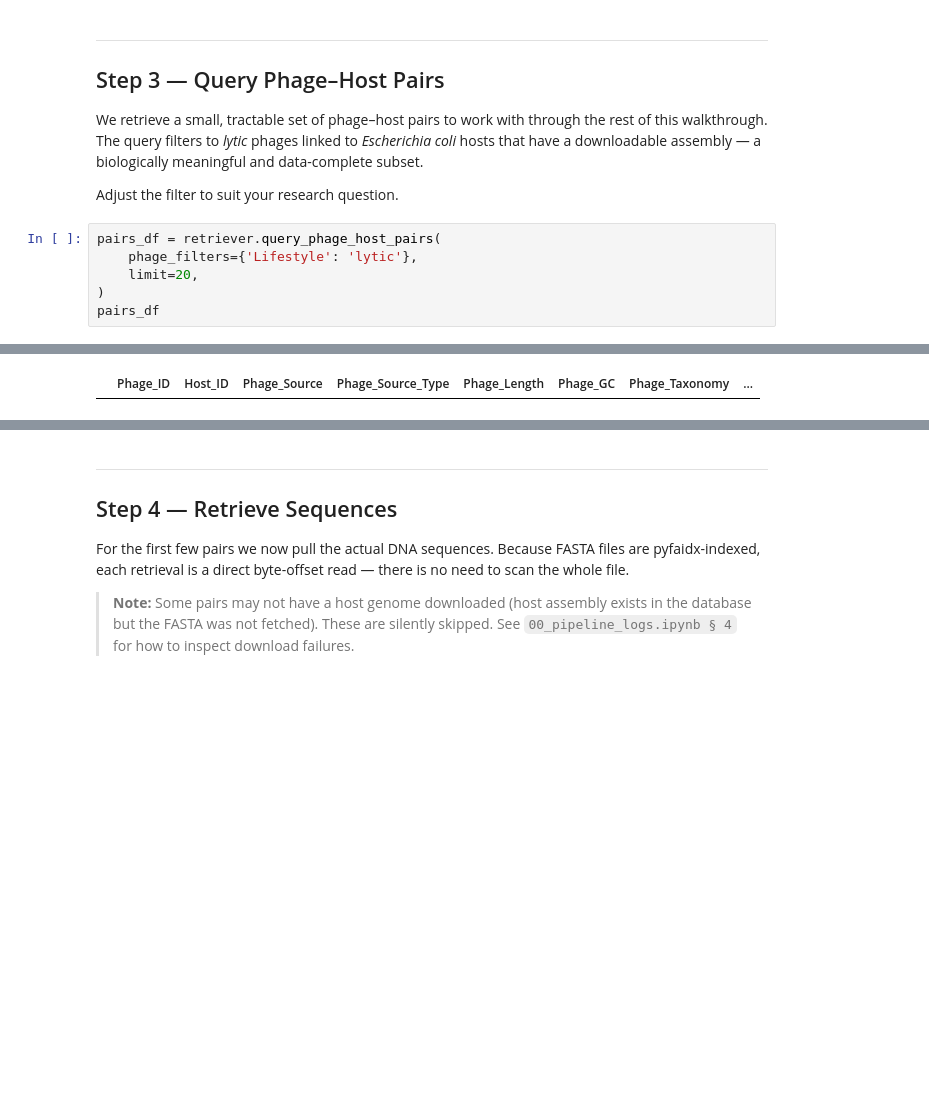
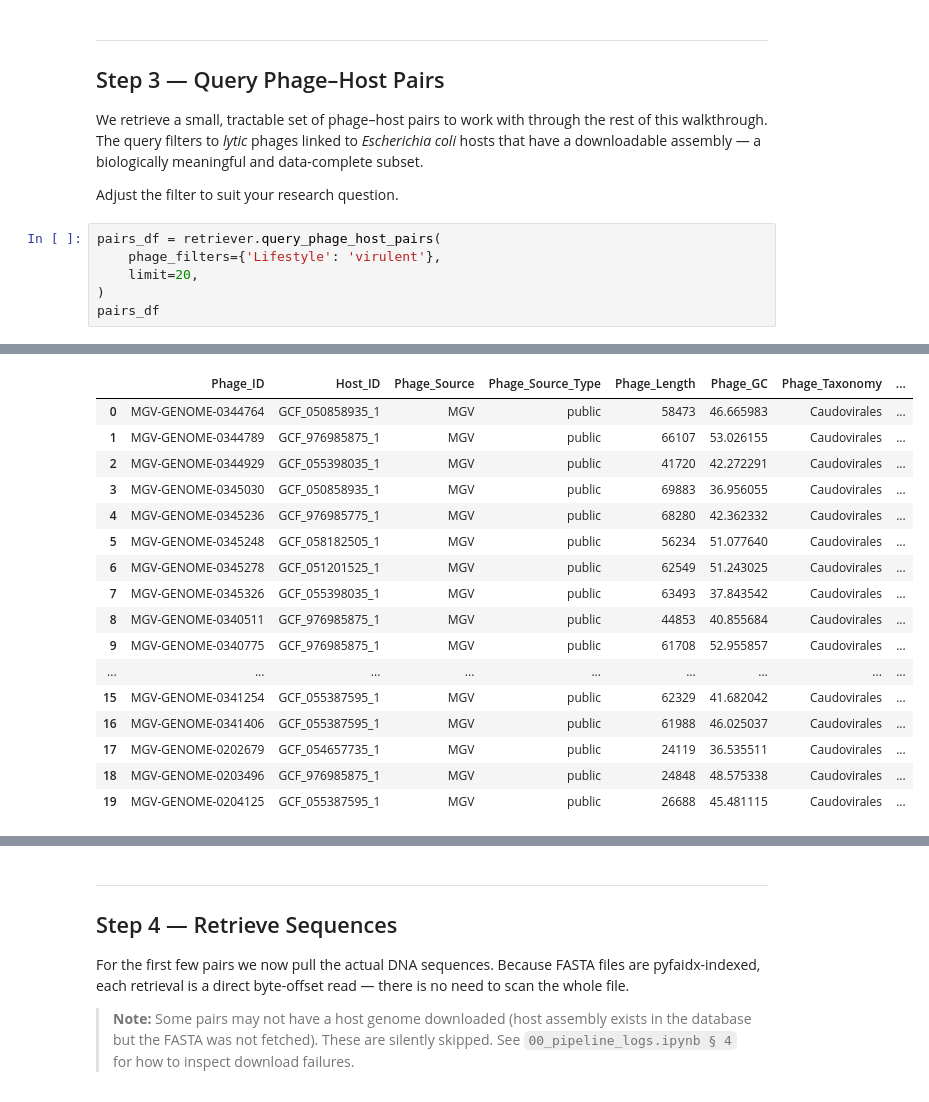
Before and after one commit to ThibaultSchowing/PBI, a Jupyter notebook: notebooks/05_end_to_end_walkthrough.ipynb, the cells around one changed output, grey strips where cells are left out. Drawn from its saved outputs; the diff is of its cells as text; blank space fills up the shorter version.

```diff
--- a/notebooks/05_end_to_end_walkthrough.ipynb
+++ b/notebooks/05_end_to_end_walkthrough.ipynb
@@ -171,7 +171,7 @@ biologically meaningful and data-complete subset.
 Adjust the filter to suit your research question.
 # %%
 pairs_df = retriever.query_phage_host_pairs(
-    phage_filters={'Lifestyle': 'lytic'},
+    phage_filters={'Lifestyle': 'virulent'},
     limit=20,
 )
 pairs_df
@@ -183,3 +183,19 @@ pairs_df
 |  | Phage_ID | Host_ID | Phage_Source | Phage_Source_Type | Phage_Length | Phage_GC | Phage_Taxonomy | ... |
+| 0 | MGV-GENOME-0344764 | GCF_050858935_1 | MGV | public | 58473 | 46.665983 | Caudovirales | ... |
+| 1 | MGV-GENOME-0344789 | GCF_976985875_1 | MGV | public | 66107 | 53.026155 | Caudovirales | ... |
+| 2 | MGV-GENOME-0344929 | GCF_055398035_1 | MGV | public | 41720 | 42.272291 | Caudovirales | ... |
+| 3 | MGV-GENOME-0345030 | GCF_050858935_1 | MGV | public | 69883 | 36.956055 | Caudovirales | ... |
+| 4 | MGV-GENOME-0345236 | GCF_976985775_1 | MGV | public | 68280 | 42.362332 | Caudovirales | ... |
+| 5 | MGV-GENOME-0345248 | GCF_058182505_1 | MGV | public | 56234 | 51.077640 | Caudovirales | ... |
+| 6 | MGV-GENOME-0345278 | GCF_051201525_1 | MGV | public | 62549 | 51.243025 | Caudovirales | ... |
+| 7 | MGV-GENOME-0345326 | GCF_055398035_1 | MGV | public | 63493 | 37.843542 | Caudovirales | ... |
+| 8 | MGV-GENOME-0340511 | GCF_976985875_1 | MGV | public | 44853 | 40.855684 | Caudovirales | ... |
+| 9 | MGV-GENOME-0340775 | GCF_976985875_1 | MGV | public | 61708 | 52.955857 | Caudovirales | ... |
+| ... | ... | ... | ... | ... | ... | ... | ... | ... |
+| 15 | MGV-GENOME-0341254 | GCF_055387595_1 | MGV | public | 62329 | 41.682042 | Caudovirales | ... |
+| 16 | MGV-GENOME-0341406 | GCF_055387595_1 | MGV | public | 61988 | 46.025037 | Caudovirales | ... |
+| 17 | MGV-GENOME-0202679 | GCF_054657735_1 | MGV | public | 24119 | 36.535511 | Caudovirales | ... |
+| 18 | MGV-GENOME-0203496 | GCF_976985875_1 | MGV | public | 24848 | 48.575338 | Caudovirales | ... |
+| 19 | MGV-GENOME-0204125 | GCF_055387595_1 | MGV | public | 26688 | 45.481115 | Caudovirales | ... |
 # %%
 pairs_df = retriever.query_phage_host_pairs(
```
Also changed, not shown: parts of 5 cells of this notebook, 21 other files.
